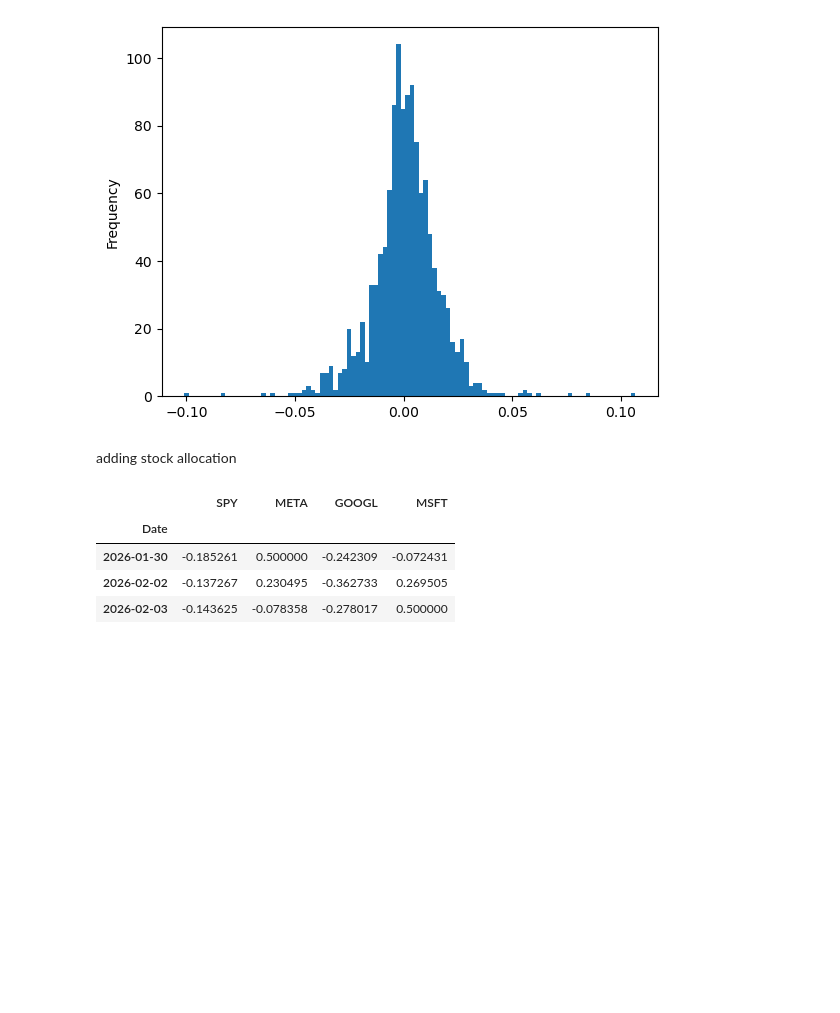
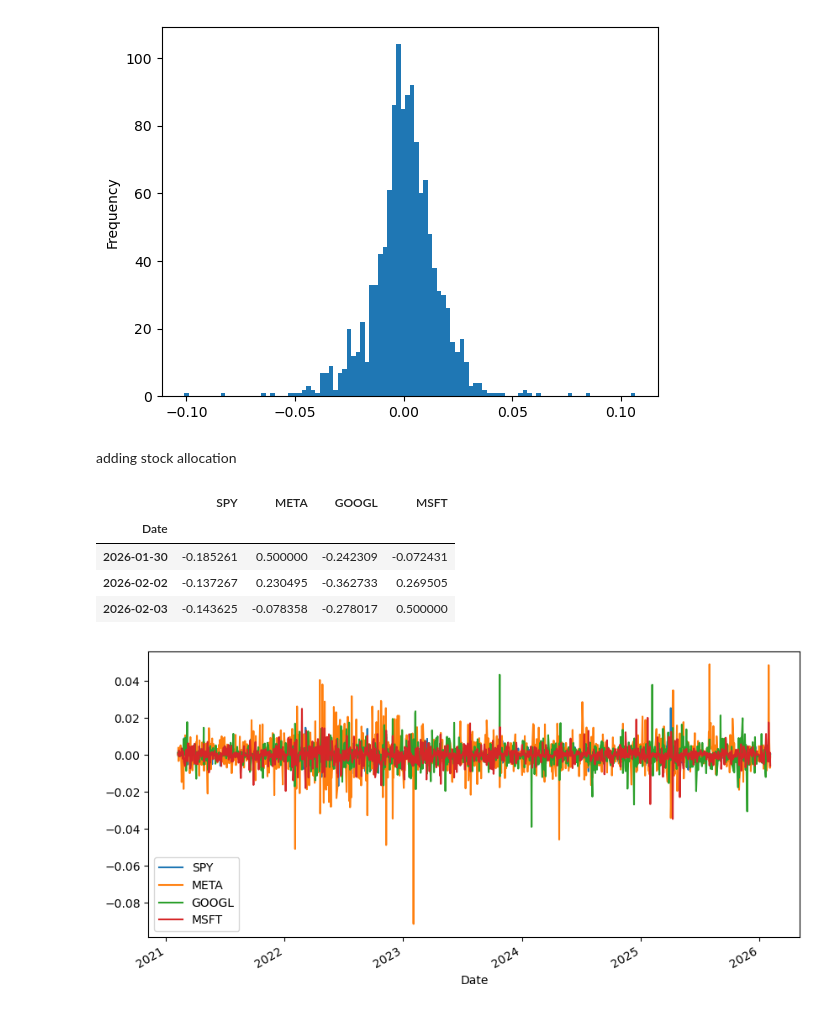
Before and after one commit to jackashleyb/simple-long-short-equity-strategy-in-python, a Jupyter notebook: simple-long-short-equity-strategy-in-python.ipynb, the cells around one changed output. Cells and saved outputs as stored; diff of their text form; code cells hidden in the pictures; blank space fills up the shorter version.

Commit message:
added another graph

```diff
--- a/simple-long-short-equity-strategy-in-python.ipynb
+++ b/simple-long-short-equity-strategy-in-python.ipynb
@@ -79,3 +79,8 @@ adjusted_weights.tail(3)
 | 2026-02-03 | -0.143625 | -0.078358 | -0.278017 | 0.500000 |
 # %%
 ptf_daily_returns = (adjusted_weights.shift(1) * stock_log_returns).dropna()
+# %%
+ptf_daily_returns.plot(figsize=(10,5))
+plt.show()
+# %% [output]
+[figure, added]
```
